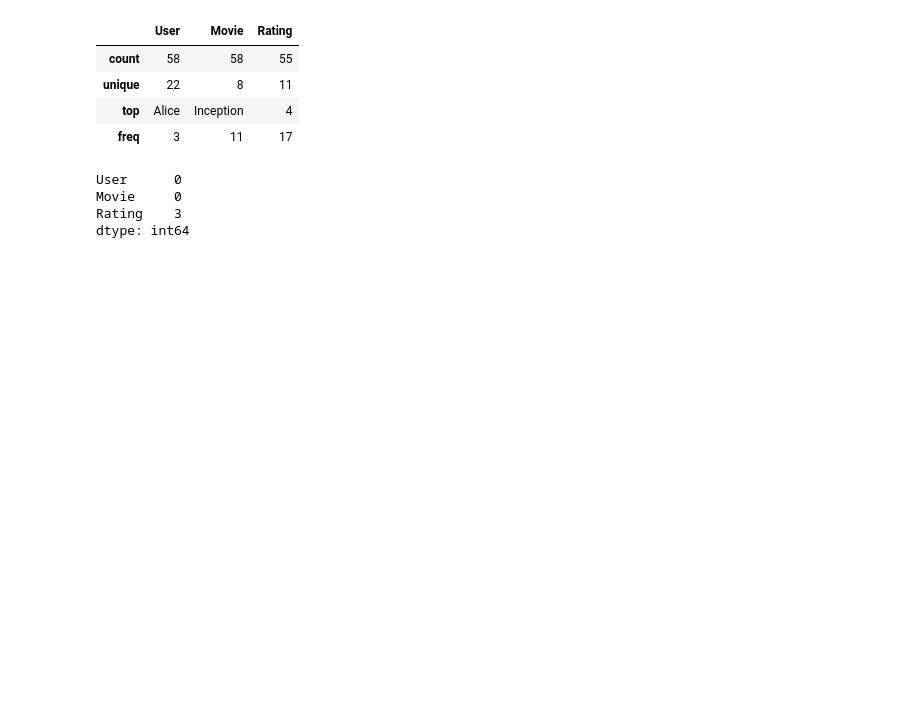
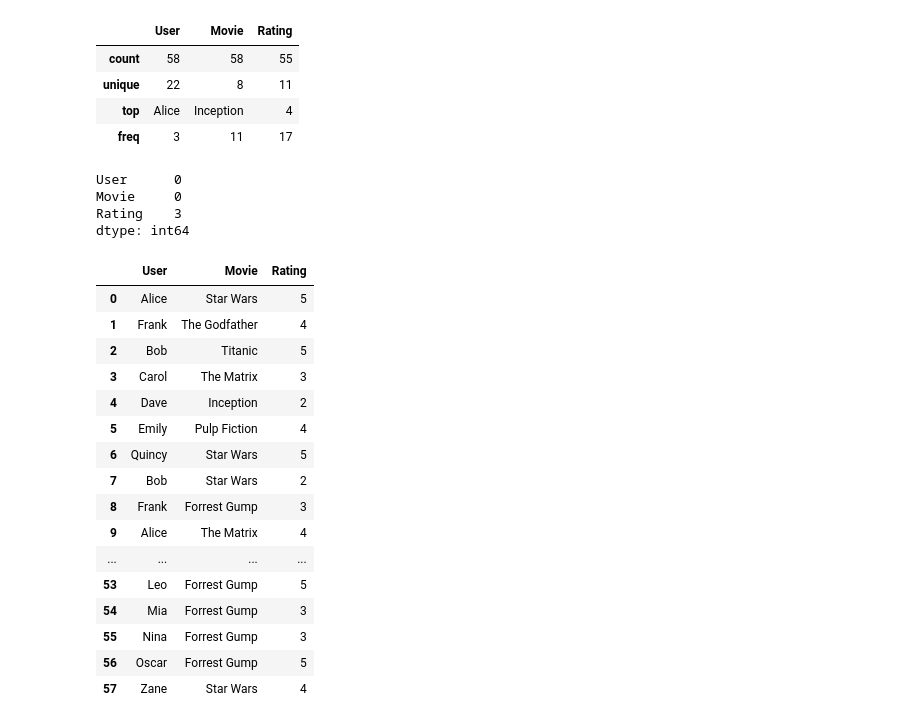
Before and after one commit to Winfry/Recommendation, a Jupyter notebook: recommendation.ipynb, the cells around one changed output. Saved outputs shown, nothing was run; the diff lists cells and outputs as text; code cells hidden in the pictures; blank space fills up the shorter version.

```diff
--- a/recommendation.ipynb
+++ b/recommendation.ipynb
@@ -63,3 +63,23 @@ User      0
 Movie     0
 Rating    3
 dtype: int64
+# %%
+data.fillna(0)
+# %% [output]
+|  | User | Movie | Rating |
+| 0 | Alice | Star Wars | 5 |
+| 1 | Frank | The Godfather | 4 |
+| 2 | Bob | Titanic | 5 |
+| 3 | Carol | The Matrix | 3 |
+| 4 | Dave | Inception | 2 |
+| 5 | Emily | Pulp Fiction | 4 |
+| 6 | Quincy | Star Wars | 5 |
+| 7 | Bob | Star Wars | 2 |
+| 8 | Frank | Forrest Gump | 3 |
+| 9 | Alice | The Matrix | 4 |
+| ... | ... | ... | ... |
+| 53 | Leo | Forrest Gump | 5 |
+| 54 | Mia | Forrest Gump | 3 |
+| 55 | Nina | Forrest Gump | 3 |
+| 56 | Oscar | Forrest Gump | 5 |
+| 57 | Zane | Star Wars | 4 |
```
Also changed, not shown: parts of 1 cell of this notebook.
